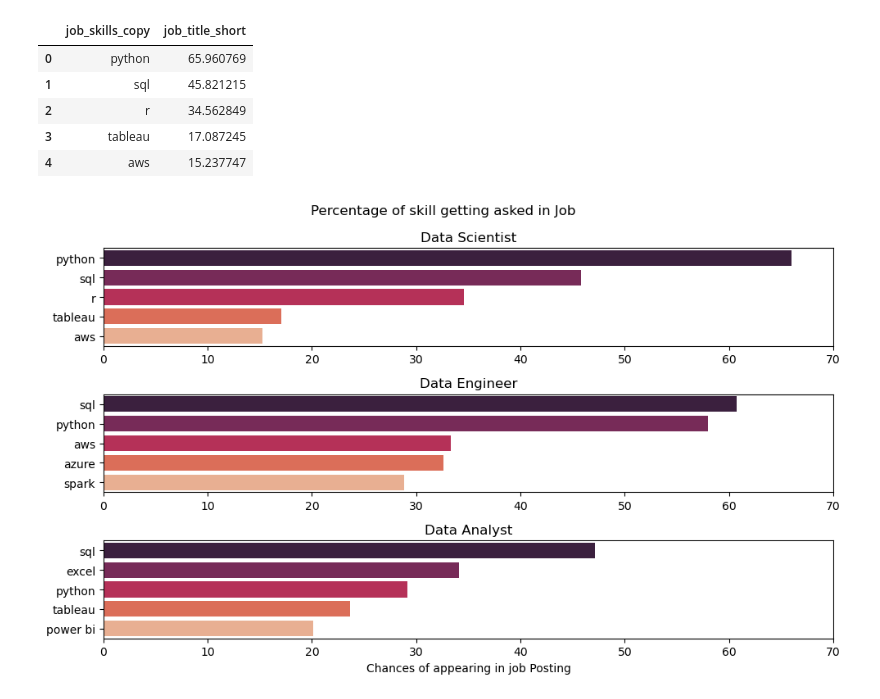
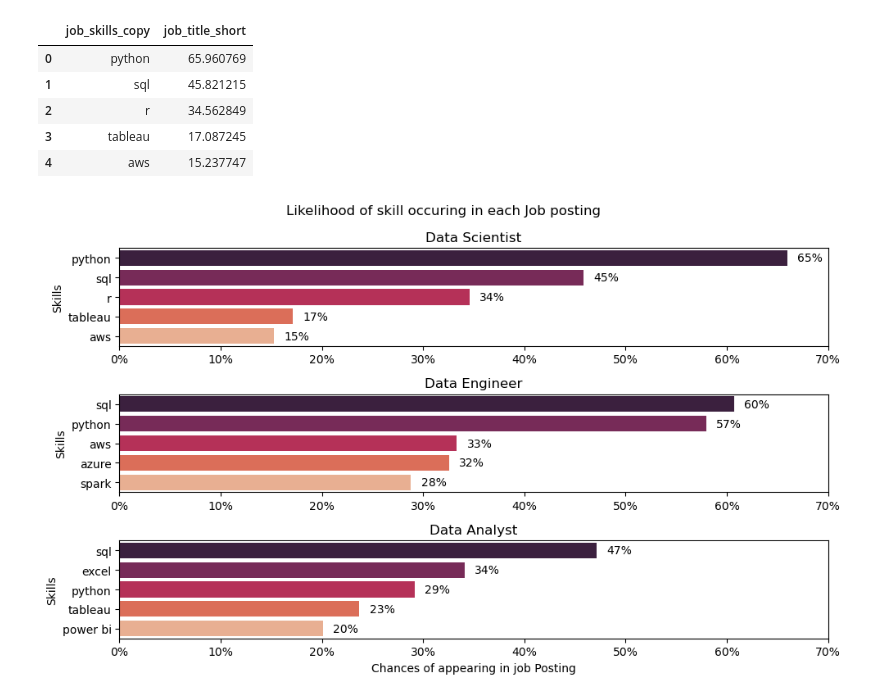
Before and after one commit to anmol112/Python_data_project, a Jupyter notebook: data_3_jobs_skills_DA_DS_DE.ipynb, the cells around one changed output. Drawn from its saved outputs; the diff is of its cells as text; code cells hidden in the pictures.

```diff
--- a/data_3_jobs_skills_DA_DS_DE.ipynb
+++ b/data_3_jobs_skills_DA_DS_DE.ipynb
@@ -67,29 +67,38 @@ DS_exploded_3
 | 4 | aws | 15.237747 |
 # %%
 fig , ax = plt.subplots(3,1 , figsize=(10,6))
-fig.suptitle('Percentage of skill getting asked in Job')
+fig.suptitle('Likelihood of skill occuring in each Job posting')
 
 sns.barplot(DS_exploded_3 , x='job_title_short' , y='job_skills_copy' , ax=ax[0] , hue='job_skills_copy' , palette='rocket')
 ax[0].set_title("Data Scientist")
-ax[0].set_ylabel('')
+ax[0].set_ylabel('Skills')
 ax[0].set_xlabel('')
 ax[0].set_xlim(0,70)
-
+ax[0].xaxis.set_major_formatter(ticker.FuncFormatter(lambda x , pos:f'{int(x)}%'))
+for i , value in enumerate(DS_exploded_3['job_title_short']):
+    ax[0].text( value + 1 , i , f'{int(value)}%' , va='center')
 
 sns.barplot(DE_exploded_3 , x='job_title_short' , y='job_skills_copy' , ax=ax[1] ,hue='job_skills_copy' , palette='rocket')
 ax[1].set_title("Data Engineer")
-ax[1].set_ylabel('')
+ax[1].set_ylabel('Skills')
 ax[1].set_xlabel('')
 ax[1].set_xlim(0,70)
-
+ax[1].xaxis.set_major_formatter(ticker.FuncFormatter(lambda x , pos:f'{int(x)}%'))
+for i , value in enumerate(DE_exploded_3['job_title_short']):
+    ax[1].text( value + 1 , i , f'{int(value)}%' , va='center')
 
 sns.barplot(DA_exploded_3 , x='job_title_short' , y='job_skills_copy' , ax=ax[2] , hue='job_skills_copy' ,palette='rocket' )
 ax[2].set_title("Data Analyst")
-ax[2].set_ylabel('')
+ax[2].set_ylabel('Skills')
 ax[2].set_xlabel('Chances of appearing in job Posting')
 ax[2].set_xlim(0,70)
+ax[2].xaxis.set_major_formatter(ticker.FuncFormatter(lambda x , pos:f'{int(x)}%'))
+
+for i , value in enumerate(DA_exploded_3['job_title_short']):
+    ax[2].text( value + 1 , i , f'{int(value)}%' , va='center')
+
 
 norm = mcolors.Normalize(vmin=0, vmax=100)
 plt.tight_layout()
 # %% [output]
-[figure, old version]
+[figure, new version]
```
Also changed, not shown: parts of 1 cell of this notebook, 20 other files.
